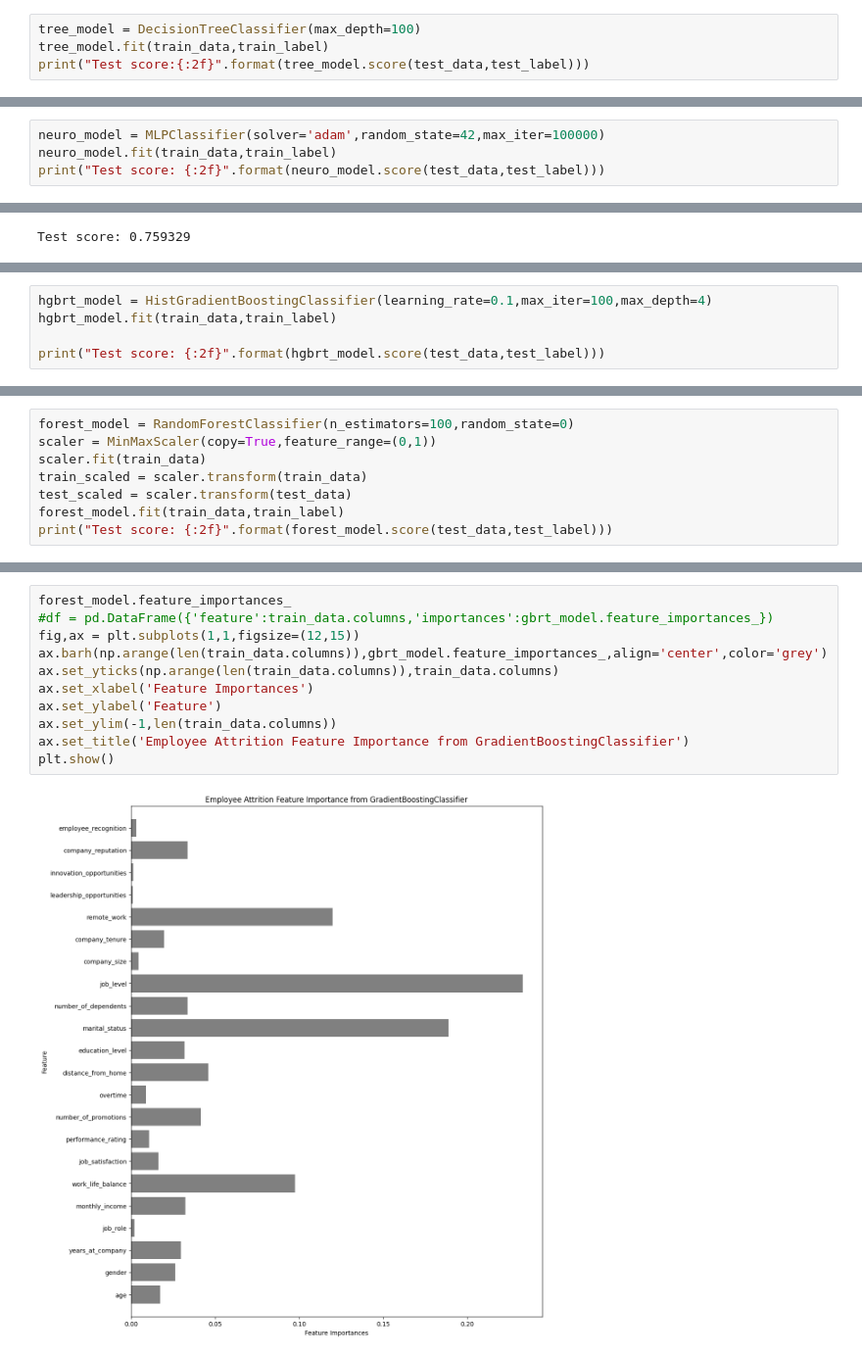
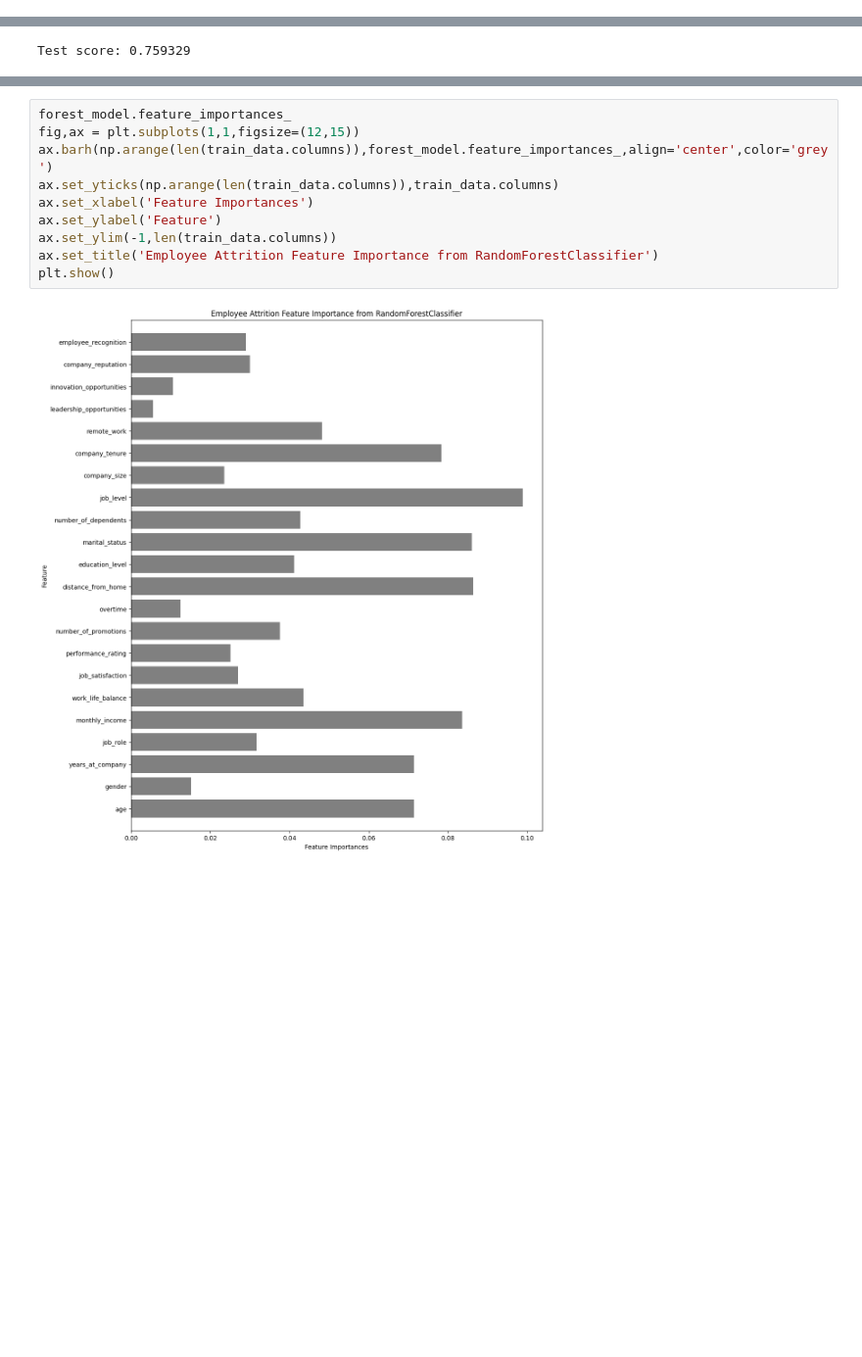
Before and after one commit to Pipikopimame/orbe_public, a Jupyter notebook: employee_attrition_classification.ipynb, the cells around one changed output, grey strips where cells are left out. Shown: that part at 98% size. Cells and saved outputs as stored; diff of their text form; blank space fills up the shorter version.

```diff
--- a/employee_attrition_classification.ipynb
+++ b/employee_attrition_classification.ipynb
@@ -96,4 +61,0 @@ Test score:0.528054
-# %%
-tree_model = DecisionTreeClassifier(max_depth=100)
-tree_model.fit(train_data,train_label)
-print("Test score:{:2f}".format(tree_model.score(test_data,test_label)))
@@ -112,4 +61,0 @@ Test score:0.668859
-# %%
-neuro_model = MLPClassifier(solver='adam',random_state=42,max_iter=100000)
-neuro_model.fit(train_data,train_label)
-print("Test score: {:2f}".format(neuro_model.score(test_data,test_label)))
@@ -130,5 +90,0 @@ Test score: 0.759329
-# %%
-hgbrt_model = HistGradientBoostingClassifier(learning_rate=0.1,max_iter=100,max_depth=4)
-hgbrt_model.fit(train_data,train_label)
-
-print("Test score: {:2f}".format(hgbrt_model.score(test_data,test_label)))
@@ -170,8 +98,0 @@ Test score: 0.747718
-# %%
-forest_model = RandomForestClassifier(n_estimators=100,random_state=0)
-scaler = MinMaxScaler(copy=True,feature_range=(0,1))
-scaler.fit(train_data)
-train_scaled = scaler.transform(train_data)
-test_scaled = scaler.transform(test_data)
-forest_model.fit(train_data,train_label)
-print("Test score: {:2f}".format(forest_model.score(test_data,test_label)))
@@ -182,13 +106,12 @@ Test score: 0.746242
 # %%
 forest_model.feature_importances_
-#df = pd.DataFrame({'feature':train_data.columns,'importances':gbrt_model.feature_importances_})
 fig,ax = plt.subplots(1,1,figsize=(12,15))
-ax.barh(np.arange(len(train_data.columns)),gbrt_model.feature_importances_,align='center',color='grey')
+ax.barh(np.arange(len(train_data.columns)),forest_model.feature_importances_,align='center',color='grey')
 ax.set_yticks(np.arange(len(train_data.columns)),train_data.columns)
 ax.set_xlabel('Feature Importances')
 ax.set_ylabel('Feature')
 ax.set_ylim(-1,len(train_data.columns))
-ax.set_title('Employee Attrition Feature Importance from GradientBoostingClassifier')
+ax.set_title('Employee Attrition Feature Importance from RandomForestClassifier')
 plt.show()
 # %% [output]
-[figure, old version]
+[figure, new version]
```
Also changed, not shown: parts of 39 cells of this notebook.
